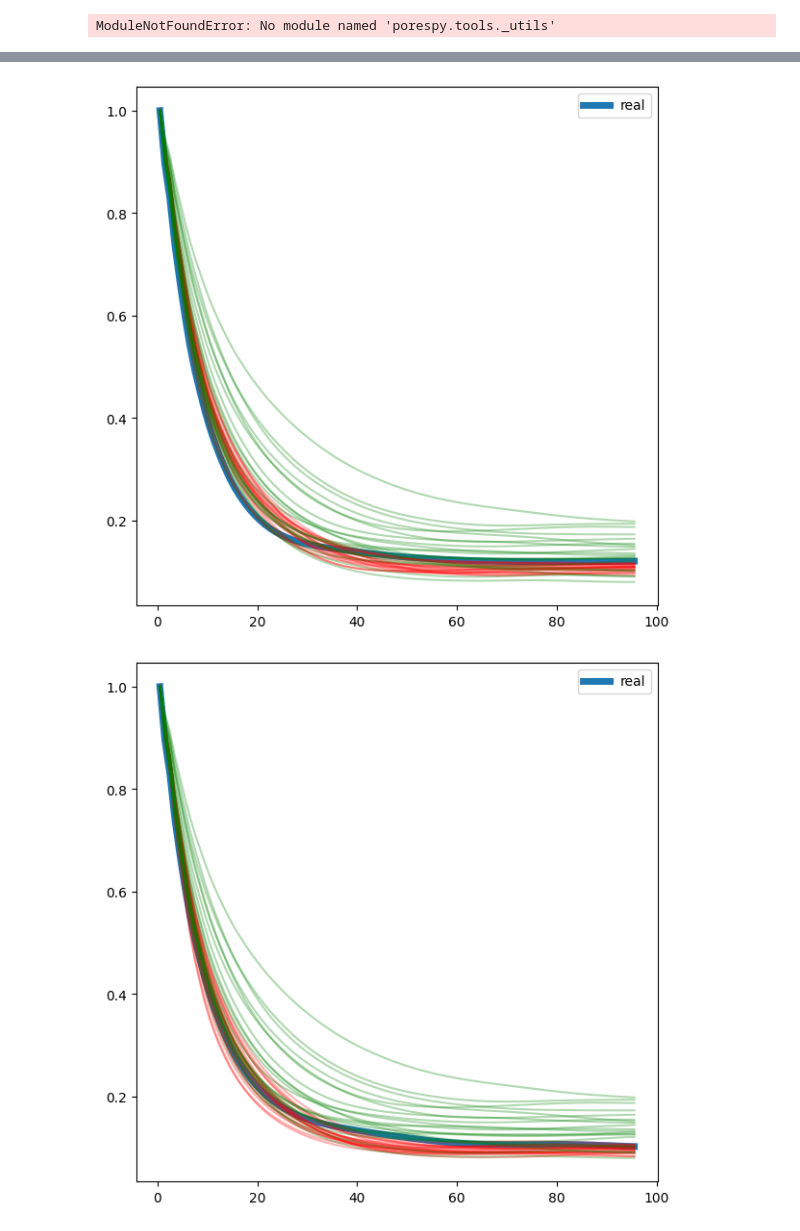
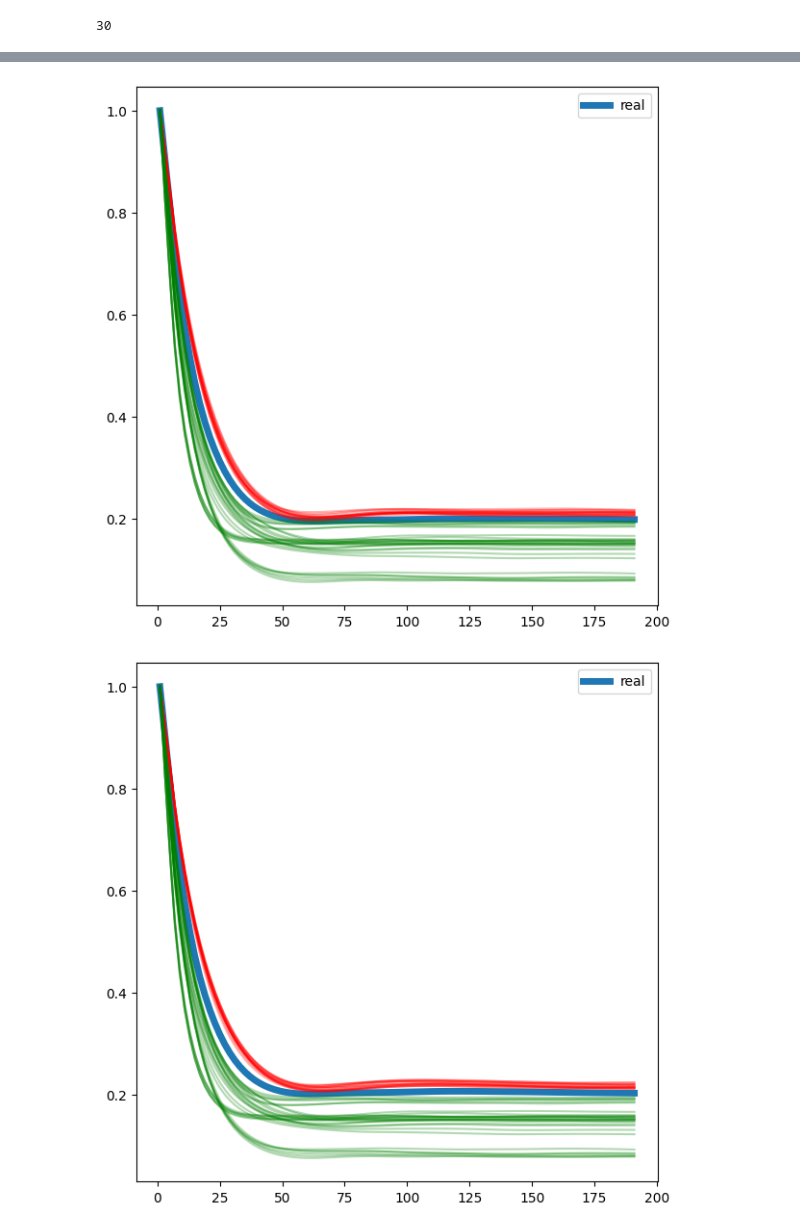
Before and after one commit to ZihanRen/poretransformer, a Jupyter notebook: lpu3dnet/post_process/visualize_2p.ipynb, the cells around one changed output, grey strips where cells are left out. Cells and saved outputs as stored; diff of their text form; code cells hidden in the pictures.

```diff
--- a/lpu3dnet/post_process/visualize_2p.ipynb
+++ b/lpu3dnet/post_process/visualize_2p.ipynb
@@ -1,19 +1,22 @@
 # %%
 import pickle
 import matplotlib.pyplot as plt
-ct_idx = 0
+ct_idx = 3
 volume_dim = 6
 
 root_dir = 'db'
 with open(f'{root_dir}/sample_{ct_idx}/two_p_data_{volume_dim}.pickle', 'rb') as file:
     # Deserialize the data from the file and assign it to a variable
     twp_p_results = pickle.load(file)
-# %% [output]
-ModuleNotFoundError: No module named 'porespy.tools._utils'
+# %%
+len(twp_p_results[0]['compare'])
+# %% [output]
+30
 # %%
-for sample_idx in range(8):
+for sample_idx in range(4):
     two_p = twp_p_results[sample_idx]
-    num_data = min(len(two_p['compare']),len(two_p['pred']))
+    num_pred = len(two_p['pred'])
+    num_compare = len(two_p['compare'])
 
     pred = two_p['pred']
     compare = two_p['compare']
@@ -22,9 +25,9 @@ for sample_idx in range(8):
     f = plt.figure(figsize=(7,7))
 
     plt.plot(real.distance,real.probability,label='real',linewidth=5)
-    for i in range(num_data):
+    for i in range(num_pred):
         plt.plot(pred[i].distance,pred[i].probability,c='r',alpha=0.3)
-    for i in range(num_data):
+    for i in range(num_compare):
         plt.plot(compare[i].distance,compare[i].probability,c='g',alpha=0.3)
 
     plt.legend()
@@ -34,2 +37,2 @@ for sample_idx in range(8):
-[figure, old version]
+[figure, new version]
-[figure, old version]
+[figure, new version]
```
Also changed, not shown: parts of 3 cells of this notebook, 9 other files.
